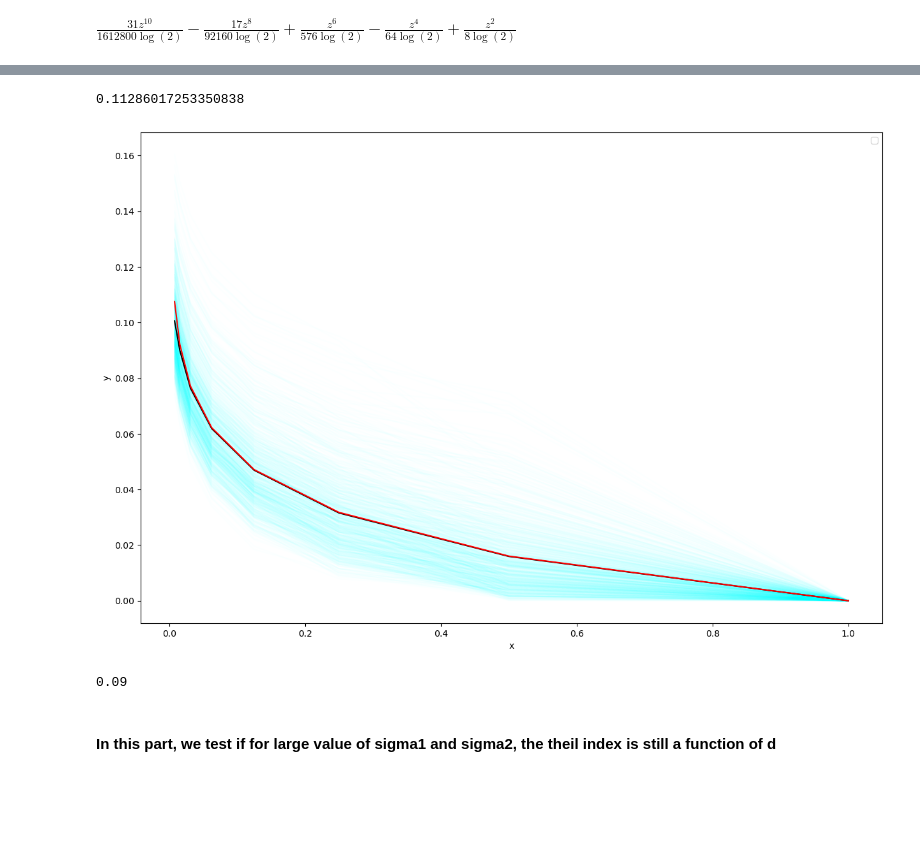
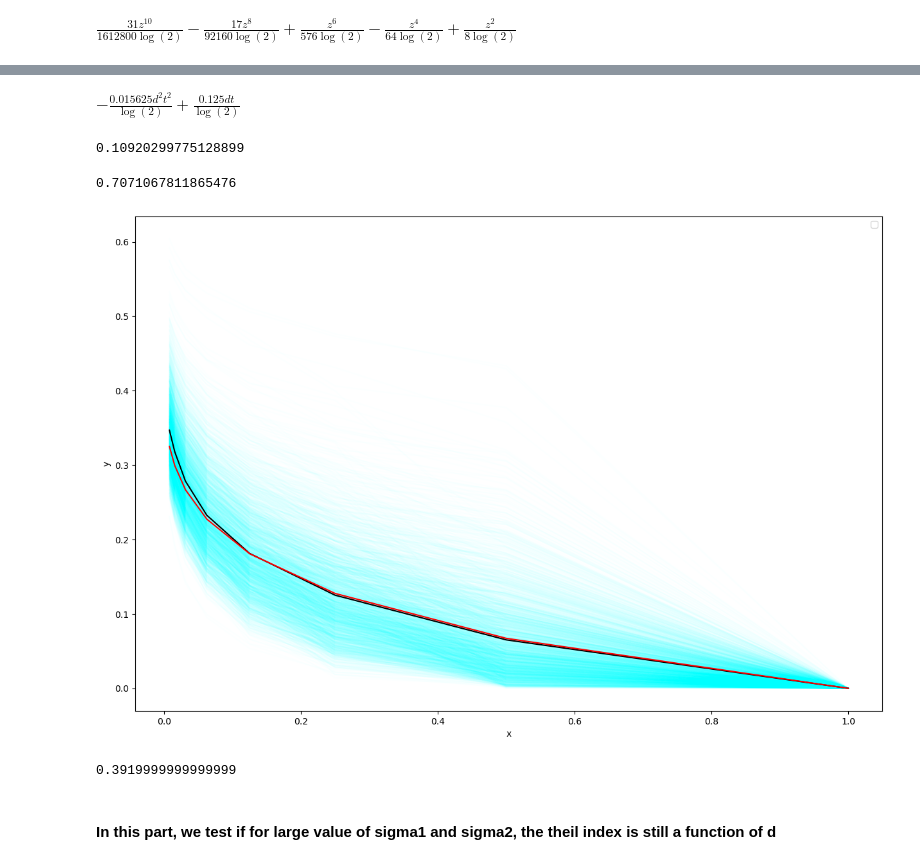
Before and after one commit to fsemecurbe/MMTMSS, a Jupyter notebook: Theorical_estimation.ipynb, the cells around one changed output, grey strips where cells are left out. Saved outputs shown, nothing was run; the diff lists cells and outputs as text; code cells hidden in the pictures; blank space fills up the shorter version.

```diff
--- a/Theorical_estimation.ipynb
+++ b/Theorical_estimation.ipynb
@@ -219,3 +219,7 @@ expr_coeff8 = 1/256 * t**4 * d**4 * (t**4 * d**4 + 112 * t**3 * d**3 + 3360 * t*
 expr_coeff10 = 1/1024 * t**5 * d**5 * (t**5 * d**5 + 180 * t**4 * d**4 + 10080 * t**3 * d**3 + 201600 * t**2 * d**2 + 1209600 * t* d + 967680)
 
 approx = expr_coeff2 / (8 * sp.log(2)) -  expr_coeff4 / (64 * sp.log(2))  + expr_coeff6 / (576 * sp.log(2)) - 17 / (92160 * sp.log(2)) * expr_coeff8 + 31/( 1612800* sp.log(2))  * expr_coeff10
+
+approx = approx.expand()
+
+approx
@@ -222,2 +228,9 @@ approx = expr_coeff2 / (8 * sp.log(2)) -  expr_coeff4 / (64 * sp.log(2))  + expr
 # %%
-approx
+
+
+approx = sp.Poly(approx.expand(), t)
+approx = sum(
+    coeff * t**exp
+    for (exp,), coeff in approx.terms()
+    if exp <= 2
+)
@@ -226,53 +237,61 @@ $\displaystyle \frac{1.87707325768849 \cdot 10^{-8} d^{5} t^{5} \left(d^{5} t^{5
+# %%
+approx
+# %% [output]
+$\displaystyle - \frac{0.015625 d^{2} t^{2}}{\log{\left(2 \right)}} + \frac{0.125 d t}{\log{\left(2 \right)}}$
 # %%
 approx = sp.lambdify((t,d), approx)
 # %%
 approx(6,.11)
 # %% [output]
-0.11286017253350838
+0.10920299775128899
+# %%
+.5**.5
+# %% [output]
+0.7071067811865476
 # %%
 
 rng = np.random.default_rng()
 
 sizes = 2**np.arange(8)
 
-sigma1 = .15
-sigma2 = .15
-rho=-1
+sigma1 = .7
+sigma2 = .7
+rho=.6
 k=20
 
 d = sigma1**2 + sigma2**2 - 2 * rho * sigma1 *sigma2
 theils = []
 theils_hat = []
-for i in range(1000):
+for i in range(3000):
     lnc = multivariate_lognormal_cascade(6, sigma1=sigma1, sigma2=sigma2, corr=rho)
     theil = []
     for i in sizes:
         temp = block_reduce(lnc, block_size = (i,i,1), func = np.sum)
         theil.append(Theil(temp))
 
     theils.append(theil)
 
 theils = np.array(theils)
 theil_expected = np.mean(theils, axis=0)
 
 theil_hat_expected = np.array([  approx(t,d) for t in np.log2(sizes)] )
 theil_hat_expected=theil_hat_expected[range(7,-1, -1, )]
 fig, ax = plt.subplots(1, 1, figsize=(15, 10))
 ax
 ax.plot(sizes/128,  theils.T, color='aqua', alpha=0.01)
 ax.plot(sizes/128,  theil_expected, color='black', alpha=1)
 ax.plot(sizes/128,  theil_hat_expected, color='red', alpha=1)
 
 #ax.set_ylim(0, .020)
 plt.xlabel("x")
 plt.ylabel("y")
 plt.legend()
 plt.show()
 
 print(d)
 # %% [output]
-[figure, old version]
+[figure, new version]
-0.09
+0.3919999999999999
 # %% [markdown]
 #### In this part, we test if for large value of sigma1 and sigma2, the theil index is still a function of d
 # %%
```
Also changed, not shown: parts of 2 cells of this notebook, 2 other files.
